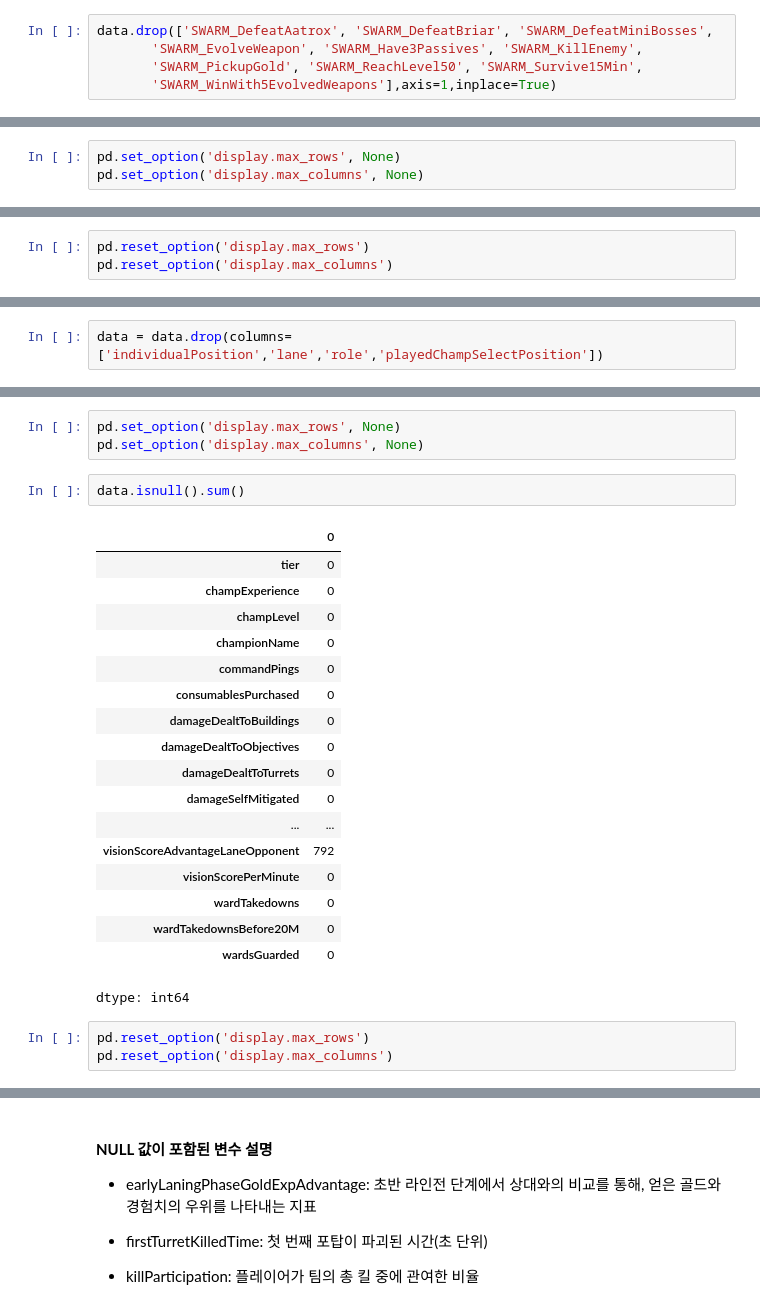
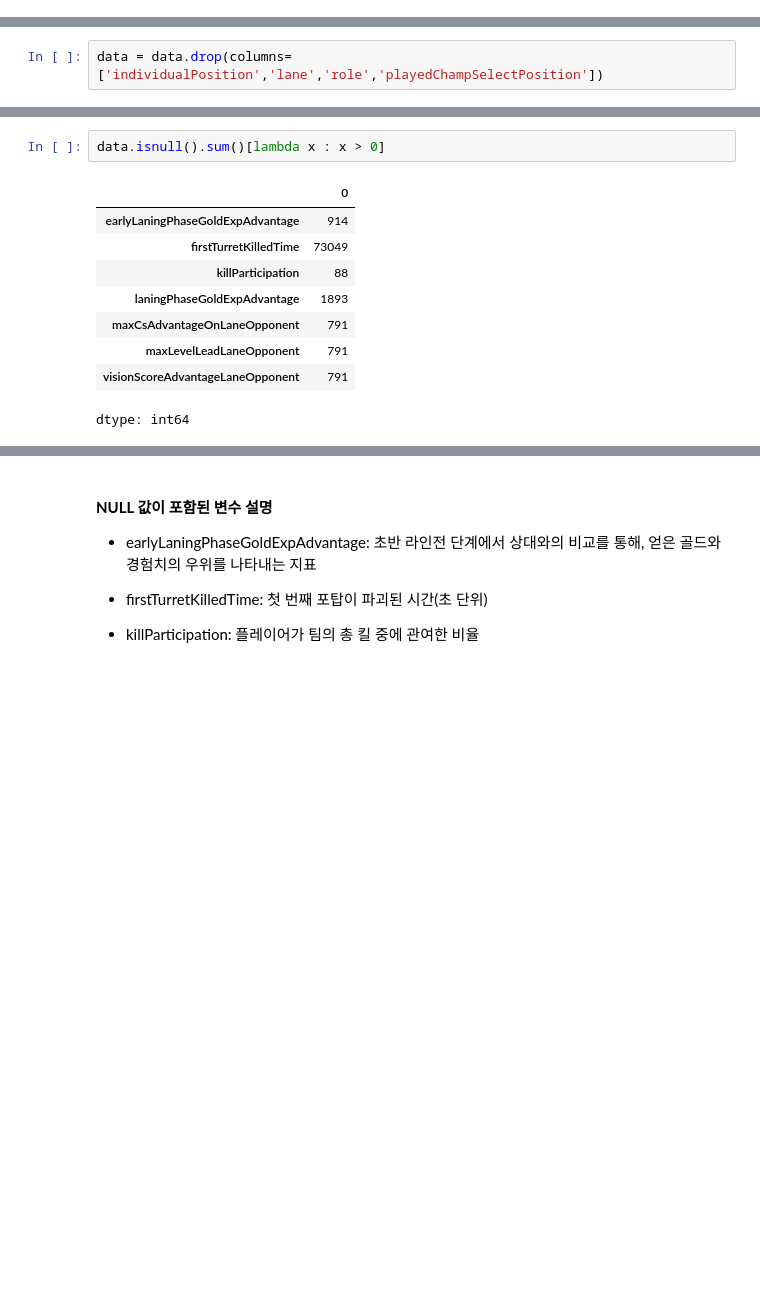
Before and after one commit to YangJiWoong96/LOL_Data_Analysis, a Jupyter notebook: LoL_Data_EDA.ipynb, the cells around one changed output, grey strips where cells are left out. Saved outputs shown, nothing was run; the diff lists cells and outputs as text; blank space fills up the shorter version.

```diff
--- a/LoL_Data_EDA.ipynb
+++ b/LoL_Data_EDA.ipynb
@@ -510,5 +543,0 @@ Index(['SWARM_DefeatAatrox', 'SWARM_DefeatBriar', 'SWARM_DefeatMiniBosses',
-# %%
-data.drop(['SWARM_DefeatAatrox', 'SWARM_DefeatBriar', 'SWARM_DefeatMiniBosses',
-       'SWARM_EvolveWeapon', 'SWARM_Have3Passives', 'SWARM_KillEnemy',
-       'SWARM_PickupGold', 'SWARM_ReachLevel50', 'SWARM_Survive15Min',
-       'SWARM_WinWith5EvolvedWeapons'],axis=1,inplace=True)
@@ -650,6 +677,3 @@ data.loc[(data['individualPosition'] == 'Invalid') & (data['lane'] == 'TOP')]
-# %%
-pd.set_option('display.max_rows', None)
-pd.set_option('display.max_columns', None)
 # %%
 # 원딜 캐릭으로 탑을 간 멋쟁이들이 상당히 보인다.
 data['championName'].loc[(data['individualPosition'] == 'Invalid') & (data['lane'] == 'TOP')].value_counts()
@@ -673,9 +697,6 @@ data['championName'].loc[(data['individualPosition'] == 'Invalid') & (data['lane
 | Strawberry_Xayah | 1 |
 | Evelynn | 1 |
 dtype: int64
-# %%
-pd.reset_option('display.max_rows')
-pd.reset_option('display.max_columns')
 # %%
 data.loc[(data['individualPosition'] == 'Invalid') & (data['lane'] == 'MIDDLE')]
 # %% [output]
@@ -815,27 +836,12 @@ data.shape
-# %%
-pd.set_option('display.max_rows', None)
-pd.set_option('display.max_columns', None)
 # %%
-data.isnull().sum()
+data.isnull().sum()[lambda x : x > 0]
 # %% [output]
 |  | 0 |
-| tier | 0 |
-| champExperience | 0 |
-| champLevel | 0 |
-| championName | 0 |
-| commandPings | 0 |
-| consumablesPurchased | 0 |
-| damageDealtToBuildings | 0 |
-| damageDealtToObjectives | 0 |
-| damageDealtToTurrets | 0 |
-| damageSelfMitigated | 0 |
-| ... | ... |
-| visionScoreAdvantageLaneOpponent | 792 |
-| visionScorePerMinute | 0 |
-| wardTakedowns | 0 |
-| wardTakedownsBefore20M | 0 |
-| wardsGuarded | 0 |
+| earlyLaningPhaseGoldExpAdvantage | 914 |
+| firstTurretKilledTime | 73049 |
+| killParticipation | 88 |
+| laningPhaseGoldExpAdvantage | 1893 |
+| maxCsAdvantageOnLaneOpponent | 791 |
+| maxLevelLeadLaneOpponent | 791 |
+| visionScoreAdvantageLaneOpponent | 791 |
 dtype: int64
-# %%
-pd.reset_option('display.max_rows')
-pd.reset_option('display.max_columns')
```
Also changed, not shown: parts of 92 cells of this notebook.
